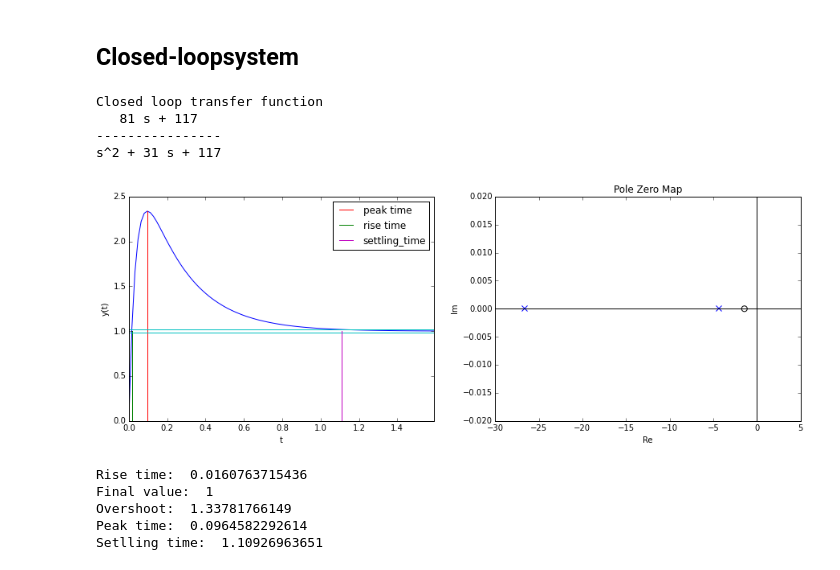
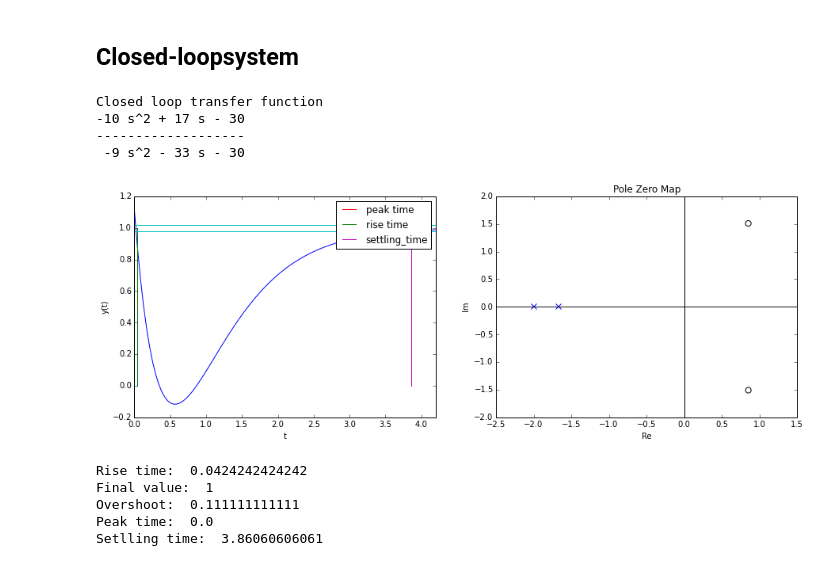
Before and after one commit to claesenm/kul-systeemtheorie, a Jupyter notebook: notebooks/Checked_Notebooks/PID_Controller.ipynb, the cells around one changed output. Cells and saved outputs as stored; diff of their text form; code cells hidden in the pictures.

```diff
--- a/notebooks/Checked_Notebooks/PID_Controller.ipynb
+++ b/notebooks/Checked_Notebooks/PID_Controller.ipynb
@@ -13,14 +13,14 @@ $C(s) = K_p + \frac{K_I}{s} + K_Ds$
 ## Open-loopsystem
 # %%
 # Enter numerator
-num = [4.5]
+num = [1]
 # Enter denominator
-den = [1,-50]
+den = [1,2,1]
 # Defining P(s)
 P = control.tf(num,den)
 # %%
 #Define min/max for K
-K_min,K_max = 0,50
+K_min,K_max = -50,50
 # %% [markdown]
 ## Closed-loopsystem
 # %%
@@ -74,40 +74,40 @@ def calculate_steady_state(PC):
     if  not 0 in poles:
         DCgain = control.dcgain(PC).item(0)
         steady_state_error = 1/(1+DCgain)
     else:
         steady_state_error = 0
     # Steady state is desired output - steady state error
     return 1 - steady_state_error
 
 def calculate_rise_time(y,t,steady_state):
     if steady_state == None:
         return None
     # Calculate time to reach the steady state for the first time
     for i in range(1,len(y)):
-        if y[i-1]<steady_state and y[i]>=steady_state:
+        if (y[i-1]<steady_state and y[i]>=steady_state) or (y[i-1]>steady_state and y[i]<=steady_state):
             return t[i]
 def calculate_settling_time(y,t,steady_state,sigma):
     if steady_state == None:
         return None
     # Calculate the settling time
     if y[-1]> (steady_state + sigma) or y[-1] < (steady_state - sigma):
         return None
     else:
         for i in range(len(y)-1,-1,-1):
             if y[i]> (steady_state + sigma) or y[i] < (steady_state - sigma):
                 break
 
         return t[i+1]
 
 interact(PID,KP=(K_min,K_max,1),KI=(K_min,K_max,1),KD=(K_min,K_max,1))
 # %% [output]
 Closed loop transfer function
-   81 s + 117
-----------------
-s^2 + 31 s + 117
+-10 s^2 + 17 s - 30
+-------------------
+ -9 s^2 - 33 s - 30
-[figure, old version]
+[figure, new version]
-Rise time:  0.0160763715436
+Rise time:  0.0424242424242
 Final value:  1
-Overshoot:  1.33781766149
-Peak time:  0.0964582292614
-Setlling time:  1.10926963651
+Overshoot:  0.111111111111
+Peak time:  0.0
+Setlling time:  3.86060606061
```
Also changed, not shown: 7 other files.
